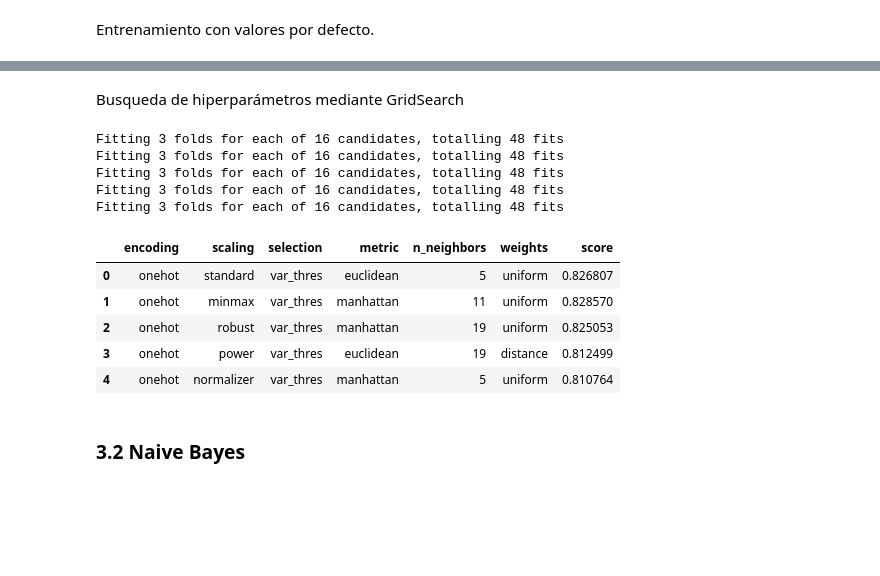
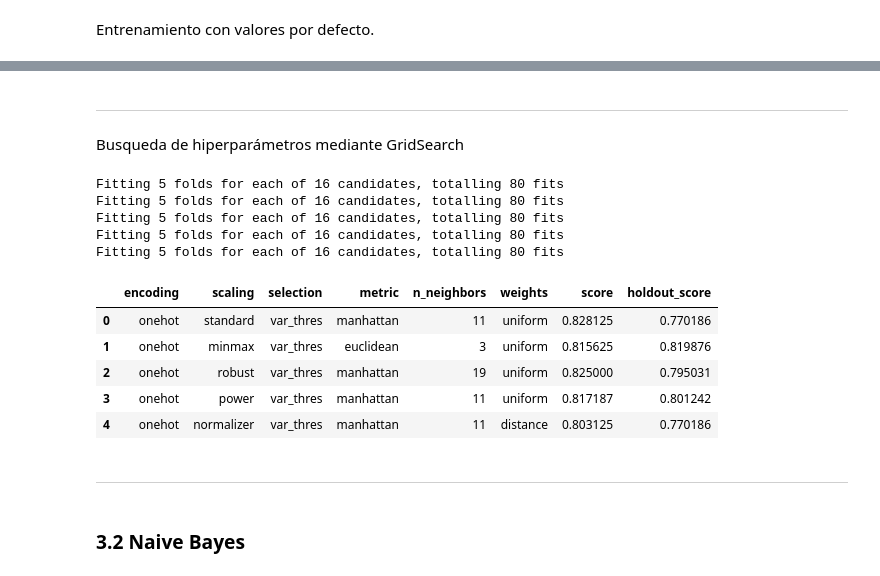
Before and after one commit to jalbarrac/datos-tp, a Jupyter notebook: TP2.ipynb, the cells around one changed output, grey strips where cells are left out. Cells and saved outputs as stored; diff of their text form; code cells hidden in the pictures; blank space fills up the shorter version.

```diff
--- a/TP2.ipynb
+++ b/TP2.ipynb
@@ -157,7 +173,7 @@ def prepro_1(X, y, encoder, scaler, selector):
     #_X = _selector.fit_transform(_X,_y)
 
     #train-test split
-    X_train, X_test, y_train, y_test = model_selection.train_test_split(_X, _y, test_size=0.3, random_state=7)
+    X_train, X_test, y_train, y_test = model_selection.train_test_split(_X, _y, test_size=0.2, random_state=7, stratify=y['volveria'])
 
     #escalado
     if(scaler != 'none'):
@@ -187,6 +203,25 @@ datos = [
 ---
 # %% [markdown]
 # Entrenando modelos
+# %%
+def aplicar_gscv(gscv, columnas):
+    metricas = []
+    for conjunto in datos:
+
+        gs_results = gscv.fit(conjunto[0], conjunto[2]) #X_train e y_train, respectivamente
+        row = []
+        row.append(conjunto[4]) #encoding
+        row.append(conjunto[5]) #scaling
+        row.append(conjunto[6]) #selection
+
+        for key in gs_results.best_params_:
+            row.append(gs_results.best_params_[key])
+        row.append(gs_results.best_score_)
+        row.append(gs_results.score(conjunto[1], conjunto[3]))
+        metricas.append(row)
+
+    resultados = pd.DataFrame(metricas, columns=columnas)
+    display(resultados)
 # %% [markdown]
 ### 3.1 KNN
 # %% [markdown]
@@ -235,47 +255,42 @@ score.mean()
+# %% [markdown]
+---
 # %% [markdown]
 Busqueda de hiperparámetros mediante GridSearch
 # %%
+clf_knn = neighbors.KNeighborsClassifier()
+
 knn_grid_params = {
     'n_neighbors': [3,5,11,19],
     'weights' : ['distance', 'uniform'],
     'metric' : ['euclidean', 'manhattan']
 }
 
 gs = model_selection.GridSearchCV(
     clf_knn,
     knn_grid_params,
     verbose = 3,
-    cv = 3,
-    n_jobs = -1
+    cv = 5,
+    n_jobs = -1,
+    scoring='accuracy'
 )
+
+columnas=['encoding','scaling','selection','metric', 'n_neighbors', 'weights', 'score', 'holdout_score']
+
+aplicar_gscv(gs, columnas)
+# %% [output]
+Fitting 5 folds for each of 16 candidates, totalling 80 fits
+Fitting 5 folds for each of 16 candidates, totalling 80 fits
+Fitting 5 folds for each of 16 candidates, totalling 80 fits
+Fitting 5 folds for each of 16 candidates, totalling 80 fits
+Fitting 5 folds for each of 16 candidates, totalling 80 fits
+|  | encoding | scaling | selection | metric | n_neighbors | weights | score | holdout_score |
+| 0 | onehot | standard | var_thres | manhattan | 11 | uniform | 0.828125 | 0.770186 |
+| 1 | onehot | minmax | var_thres | euclidean | 3 | uniform | 0.815625 | 0.819876 |
+| 2 | onehot | robust | var_thres | manhattan | 19 | uniform | 0.825000 | 0.795031 |
+| 3 | onehot | power | var_thres | manhattan | 11 | uniform | 0.817187 | 0.801242 |
+| 4 | onehot | normalizer | var_thres | manhattan | 11 | distance | 0.803125 | 0.770186 |
-# %%
-metricas = []
-for conjunto in datos:
-
-    gs_results = gs.fit(conjunto[0], conjunto[2])
-    row = []
-    row.append(conjunto[4])
-    row.append(conjunto[5])
-    row.append(conjunto[6])
-    for key in gs_results.best_params_:
-        row.append(gs_results.best_params_[key])
-    row.append(gs_results.best_score_)
-    metricas.append(row)
-
-dd = pd.DataFrame(metricas, columns=['encoding','scaling','selection','metric', 'n_neighbors', 'weights', 'score'])
-dd
-# %% [output]
-Fitting 3 folds for each of 16 candidates, totalling 48 fits
-Fitting 3 folds for each of 16 candidates, totalling 48 fits
-Fitting 3 folds for each of 16 candidates, totalling 48 fits
-Fitting 3 folds for each of 16 candidates, totalling 48 fits
-Fitting 3 folds for each of 16 candidates, totalling 48 fits
-|  | encoding | scaling | selection | metric | n_neighbors | weights | score |
-| 0 | onehot | standard | var_thres | euclidean | 5 | uniform | 0.826807 |
-| 1 | onehot | minmax | var_thres | manhattan | 11 | uniform | 0.828570 |
-| 2 | onehot | robust | var_thres | manhattan | 19 | uniform | 0.825053 |
-| 3 | onehot | power | var_thres | euclidean | 19 | distance | 0.812499 |
-| 4 | onehot | normalizer | var_thres | manhattan | 5 | uniform | 0.810764 |
+# %% [markdown]
+---
 # %% [markdown]
 ### 3.2 Naive Bayes
 # %% [markdown]
```
Also changed, not shown: parts of 86 cells of this notebook.
